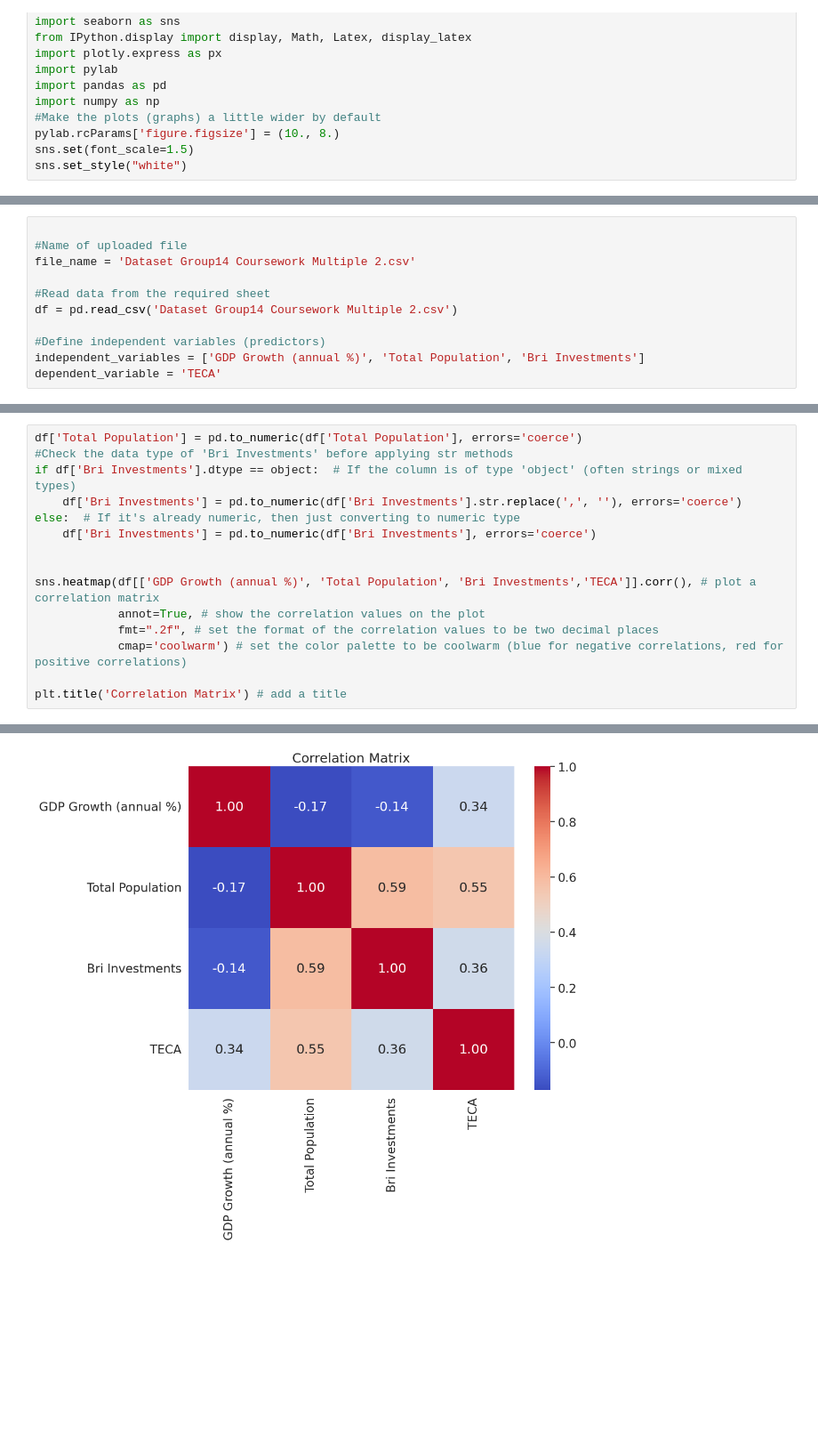
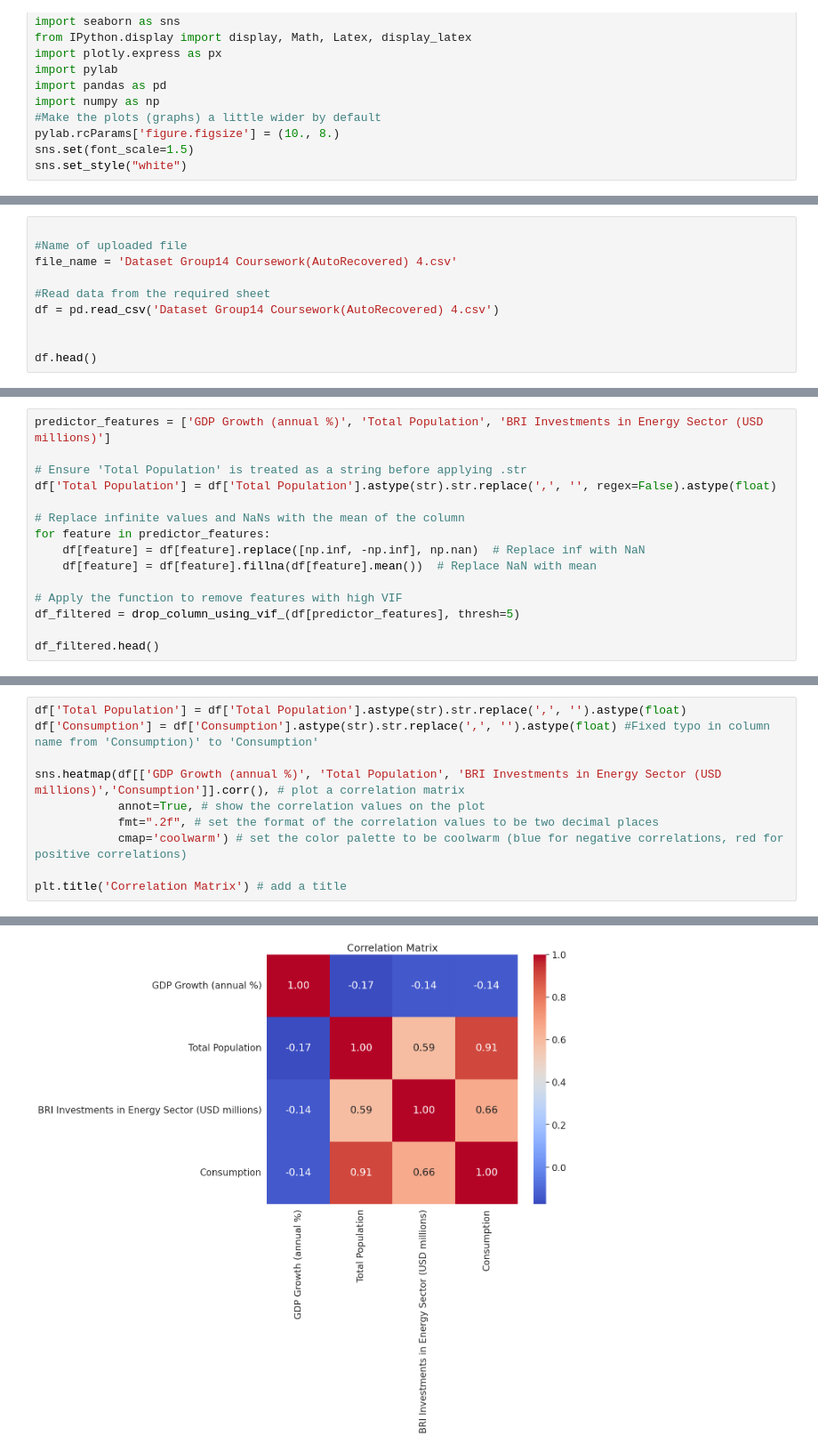
Before and after one commit to ilinashah177/Coursework-Website, a Jupyter notebook: Regression_Investments_and_Energy_Capacity.ipynb, the cells around one changed output, grey strips where cells are left out. Shown at 89% size. Cells and saved outputs as stored; diff of their text form; blank space fills up the shorter version.

```diff
--- a/Regression_Investments_and_Energy_Capacity.ipynb
+++ b/Regression_Investments_and_Energy_Capacity.ipynb
@@ -345,11 +345,10 @@ Saving Dataset Group14 Coursework Multiple 2.csv to Dataset Group14 Coursework M
 # %%
 
 #Name of uploaded file
-file_name = 'Dataset Group14 Coursework Multiple 2.csv'
+file_name = 'Dataset Group14 Coursework(AutoRecovered) 4.csv'
 
 #Read data from the required sheet
-df = pd.read_csv('Dataset Group14 Coursework Multiple 2.csv')
+df = pd.read_csv('Dataset Group14 Coursework(AutoRecovered) 4.csv')
 
-#Define independent variables (predictors)
-independent_variables = ['GDP Growth (annual %)', 'Total Population', 'Bri Investments']
-dependent_variable = 'TECA'
+
+df.head()
@@ -355,0 +362,15 @@ dependent_variable = 'TECA'
+# %%
+predictor_features = ['GDP Growth (annual %)', 'Total Population', 'BRI Investments in Energy Sector (USD millions)']
+
+# Ensure 'Total Population' is treated as a string before applying .str
+df['Total Population'] = df['Total Population'].astype(str).str.replace(',', '', regex=False).astype(float)
+
+# Replace infinite values and NaNs with the mean of the column
+for feature in predictor_features:
+    df[feature] = df[feature].replace([np.inf, -np.inf], np.nan)  # Replace inf with NaN
+    df[feature] = df[feature].fillna(df[feature].mean())  # Replace NaN with mean
+
+# Apply the function to remove features with high VIF
+df_filtered = drop_column_using_vif_(df[predictor_features], thresh=5)
+
+df_filtered.head()
@@ -356,21 +385,16 @@ dependent_variable = 'TECA'
 # %%
-df['Total Population'] = pd.to_numeric(df['Total Population'], errors='coerce')
-#Check the data type of 'Bri Investments' before applying str methods
-if df['Bri Investments'].dtype == object:  # If the column is of type 'object' (often strings or mixed types)
-    df['Bri Investments'] = pd.to_numeric(df['Bri Investments'].str.replace(',', ''), errors='coerce')
-else:  # If it's already numeric, then just converting to numeric type
-    df['Bri Investments'] = pd.to_numeric(df['Bri Investments'], errors='coerce')
+df['Total Population'] = df['Total Population'].astype(str).str.replace(',', '').astype(float)
+df['Consumption'] = df['Consumption'].astype(str).str.replace(',', '').astype(float) #Fixed typo in column name from 'Consumption)' to 'Consumption'
 
-
-sns.heatmap(df[['GDP Growth (annual %)', 'Total Population', 'Bri Investments','TECA']].corr(), # plot a correlation matrix
+sns.heatmap(df[['GDP Growth (annual %)', 'Total Population', 'BRI Investments in Energy Sector (USD millions)','Consumption']].corr(), # plot a correlation matrix
             annot=True, # show the correlation values on the plot
             fmt=".2f", # set the format of the correlation values to be two decimal places
             cmap='coolwarm') # set the color palette to be coolwarm (blue for negative correlations, red for positive correlations)
 
 plt.title('Correlation Matrix') # add a title
 # %% [output]
 Text(0.5, 1.0, 'Correlation Matrix')
-[figure, old version]
+[figure, new version]
 # %%
 from statsmodels.formula.api import ols
 from statsmodels.iolib.summary2 import summary_col
```
Also changed, not shown: parts of 4 cells of this notebook.
